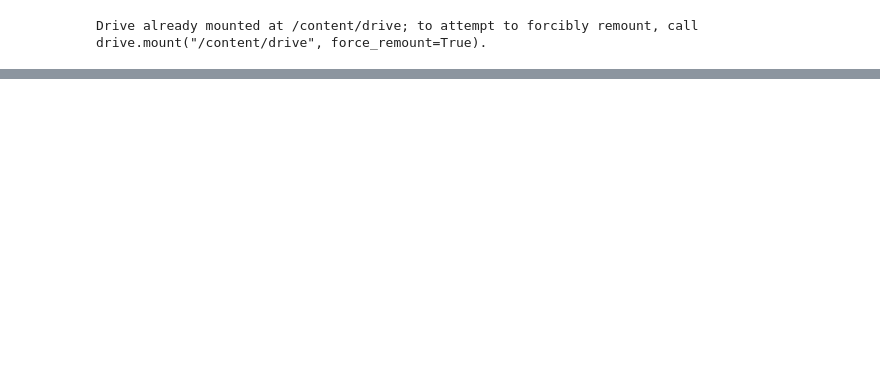
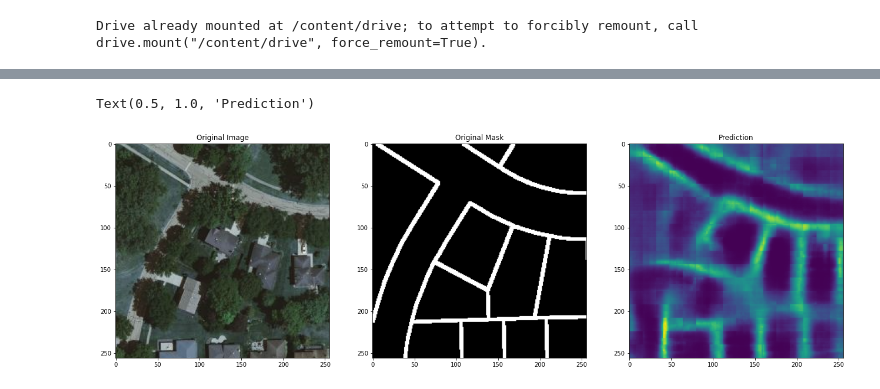
Before and after one commit to james-t-little/cnn_diss_repo, a Jupyter notebook: code/boundary_model.ipynb, the cells around one changed output, grey strips where cells are left out. Drawn from its saved outputs; the diff is of its cells as text; code cells hidden in the pictures; blank space fills up the shorter version.

```diff
--- a/code/boundary_model.ipynb
+++ b/code/boundary_model.ipynb
@@ -31,7 +32,7 @@ seed = random.randint(1, 100)
 # %%
 drive.mount('/content/drive')
 
-IMG_SIZE = 512
+IMG_SIZE = 256
 
 if IMG_SIZE == 256:
     path = '/content/drive/My Drive/parcel_boundaries_dataset/patched_data/256'
@@ -53,8 +54,8 @@ train, val = train_test_split(path_df,test_size=0.15, random_state=seed)
 # %%
 #https://www.kaggle.com/code/iasonasxrist/mri-brain-tumour-segmentation-with-unet-cnn/notebook
 
-EPOCHS = 10
-BATCH_SIZE = 16
+EPOCHS = 20
+BATCH_SIZE = 8
 ImgHeight = IMG_SIZE
 ImgWidth = IMG_SIZE
 Channels = 3
@@ -73,6 +74,7 @@ timage_generator=imagegen.flow_from_dataframe(dataframe=train,
                                             x_col="image",
                                             batch_size= BATCH_SIZE,
                                             seed=seed,
+
                                             class_mode=None,
                                             color_mode='rgb')
 
@@ -227,7 +191,7 @@ ________________________________________________________________________________
 # %%
 model.compile(optimizer = Adam(), loss = "binary_crossentropy", metrics = ['accuracy'])
 # %%
-callbacks = [tf.keras.callbacks.ModelCheckpoint('boundary_model_e10_bs32.h5', verbose = 1, save_best_only=True, save_weights_only=True)]
+callbacks = [tf.keras.callbacks.ModelCheckpoint(("/content/drive/MyDrive/"+'boundary_model_e10_bs32.h5'), verbose = 1, save_best_only=True, save_weights_only=True)]
 # %%
 train_step = timage_generator.n/BATCH_SIZE
 val_step = vimage_generator.n/BATCH_SIZE
@@ -238,0 +219,23 @@ InvalidArgumentError: ignored
+# %%
+image = cv2.imread(r'/content/drive/My Drive/parcel_boundaries_dataset/patched_data/256/image/chicago_boundary_1_image_patch_1.png')
+mask = cv2.imread(r'/content/drive/My Drive/parcel_boundaries_dataset/patched_data/256/binary_mask/chicago_boundary_1_mask_patch_1.png')
+
+img = cv2.resize(image,(IMG_SIZE,IMG_SIZE))
+img = img/255
+img = img[np.newaxis,:,:,:]
+pred=model.predict(img)[:,:,:]
+
+
+plt.figure(figsize=(30,30))
+plt.subplot(1,4,1)
+plt.imshow(np.squeeze(img))
+plt.title('Original Image')
+plt.subplot(1,4,2)
+plt.imshow(mask)
+plt.title('Original Mask')
+plt.subplot(1,4,3)
+plt.imshow(np.squeeze(pred))
+plt.title('Prediction')
+# %% [output]
+Text(0.5, 1.0, 'Prediction')
+[figure, added]
```
Also changed, not shown: parts of 6 cells of this notebook.
